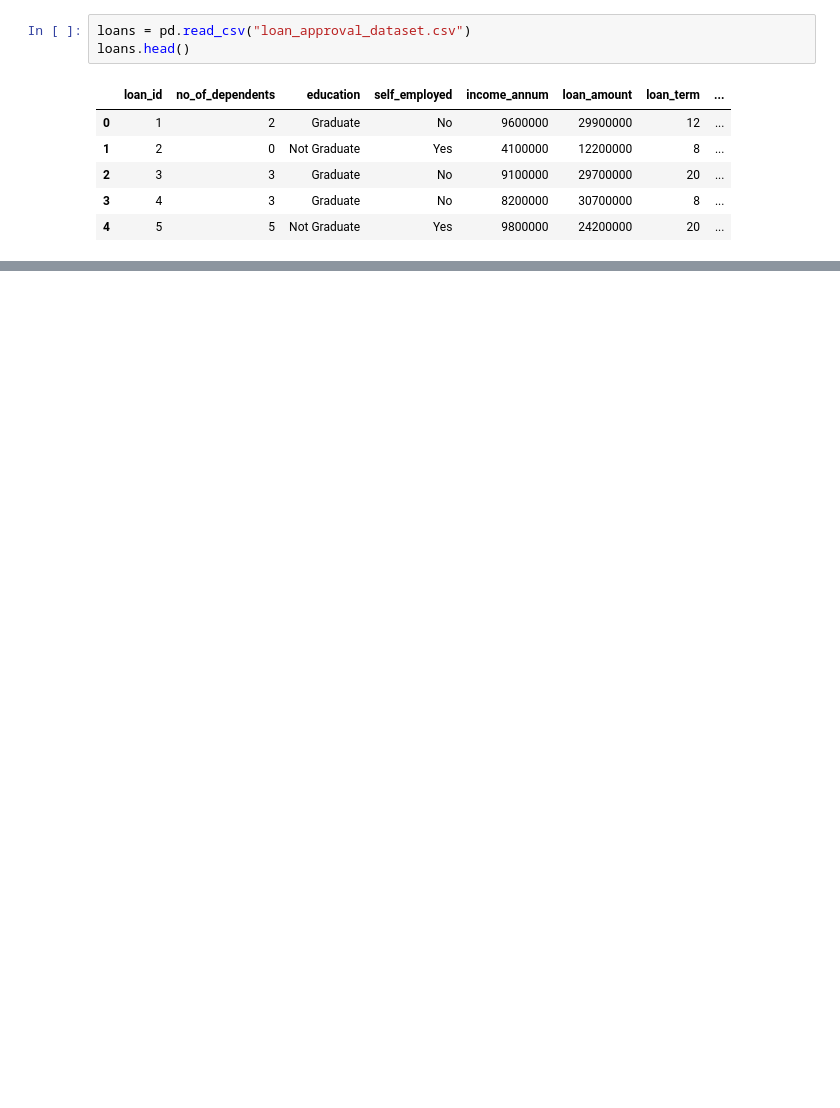
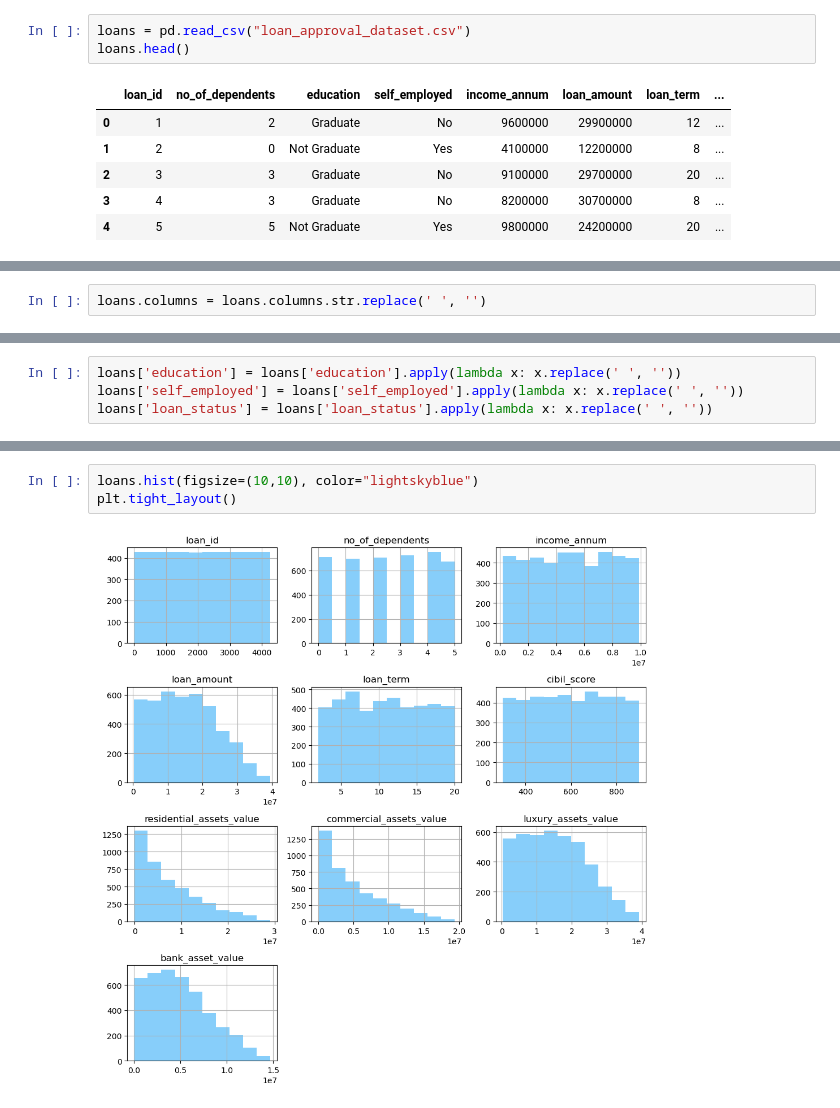
Before and after one commit to Rampenator/dsb, a Jupyter notebook: Juuso.ipynb, the cells around one changed output, grey strips where cells are left out. Cells and saved outputs as stored; diff of their text form; blank space fills up the shorter version.

```diff
--- a/Juuso.ipynb
+++ b/Juuso.ipynb
@@ -12,0 +49,2 @@ loans.head()
+# %%
+loans.columns = loans.columns.str.replace(' ', '')
@@ -12,0 +53,4 @@ loans.head()
+# %%
+loans['education'] = loans['education'].apply(lambda x: x.replace(' ', ''))
+loans['self_employed'] = loans['self_employed'].apply(lambda x: x.replace(' ', ''))
+loans['loan_status'] = loans['loan_status'].apply(lambda x: x.replace(' ', ''))
@@ -12,0 +118,5 @@ loans.head()
+# %%
+loans.hist(figsize=(10,10), color="lightskyblue")
+plt.tight_layout()
+# %% [output]
+[figure, added]
```
Also changed, not shown: parts of 26 cells of this notebook.
